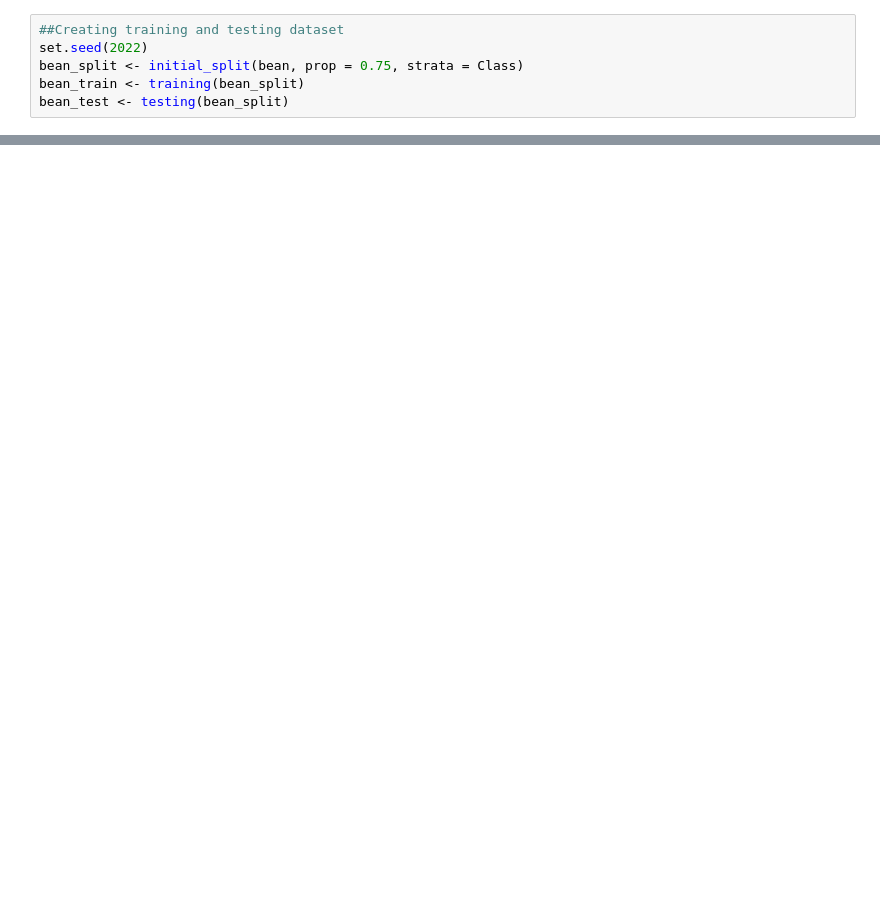
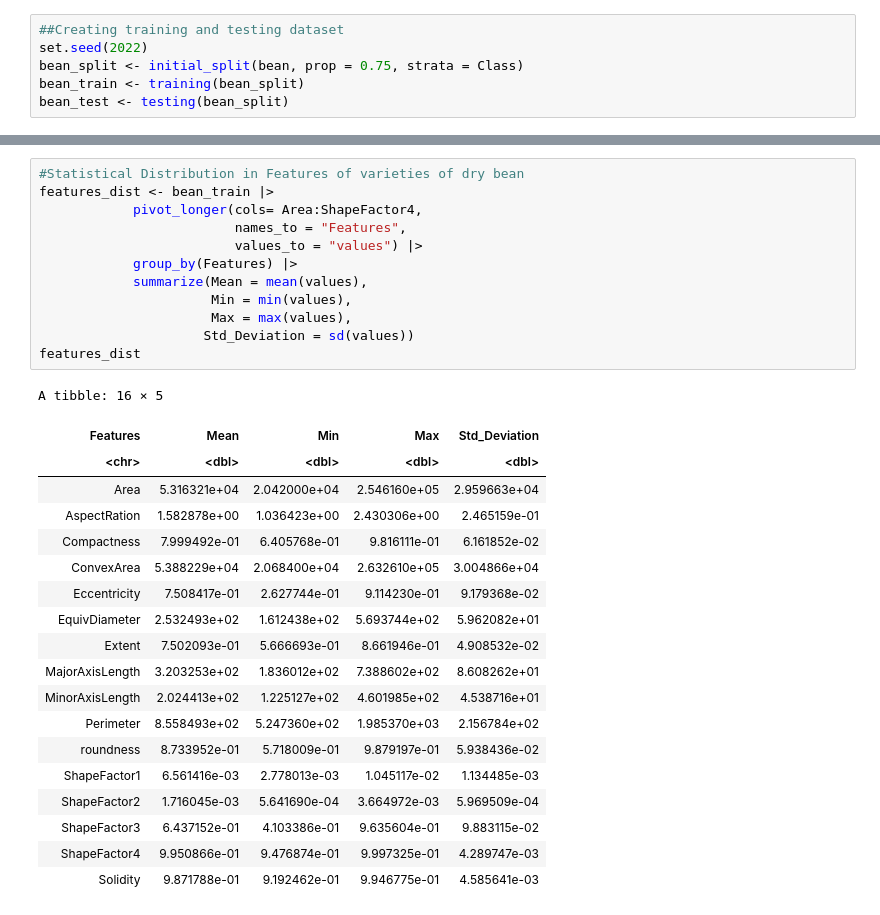
Before and after one commit to emeraldnqa/Bean-Type-Classfiifcation, a Jupyter notebook: proposal code.ipynb, the cells around one changed output, grey strips where cells are left out. Cells and saved outputs as stored; diff of their text form; blank space fills up the shorter version.

```diff
--- a/proposal code.ipynb
+++ b/proposal code.ipynb
@@ -63,0 +125,32 @@ area_ecc
+# %%
+#Statistical Distribution in Features of varieties of dry bean
+features_dist <- bean_train |>
+            pivot_longer(cols= Area:ShapeFactor4,
+                         names_to = "Features",
+                         values_to = "values") |>
+            group_by(Features) |>
+            summarize(Mean = mean(values),
+                      Min = min(values),
+                      Max = max(values),
+                     Std_Deviation = sd(values))
+features_dist
+# %% [output]
+A tibble: 16 × 5
+| Features | Mean | Min | Max | Std_Deviation |
+| <chr> | <dbl> | <dbl> | <dbl> | <dbl> |
+| Area | 5.316321e+04 | 2.042000e+04 | 2.546160e+05 | 2.959663e+04 |
+| AspectRation | 1.582878e+00 | 1.036423e+00 | 2.430306e+00 | 2.465159e-01 |
+| Compactness | 7.999492e-01 | 6.405768e-01 | 9.816111e-01 | 6.161852e-02 |
+| ConvexArea | 5.388229e+04 | 2.068400e+04 | 2.632610e+05 | 3.004866e+04 |
+| Eccentricity | 7.508417e-01 | 2.627744e-01 | 9.114230e-01 | 9.179368e-02 |
+| EquivDiameter | 2.532493e+02 | 1.612438e+02 | 5.693744e+02 | 5.962082e+01 |
+| Extent | 7.502093e-01 | 5.666693e-01 | 8.661946e-01 | 4.908532e-02 |
+| MajorAxisLength | 3.203253e+02 | 1.836012e+02 | 7.388602e+02 | 8.608262e+01 |
+| MinorAxisLength | 2.024413e+02 | 1.225127e+02 | 4.601985e+02 | 4.538716e+01 |
+| Perimeter | 8.558493e+02 | 5.247360e+02 | 1.985370e+03 | 2.156784e+02 |
+| roundness | 8.733952e-01 | 5.718009e-01 | 9.879197e-01 | 5.938436e-02 |
+| ShapeFactor1 | 6.561416e-03 | 2.778013e-03 | 1.045117e-02 | 1.134485e-03 |
+| ShapeFactor2 | 1.716045e-03 | 5.641690e-04 | 3.664972e-03 | 5.969509e-04 |
+| ShapeFactor3 | 6.437152e-01 | 4.103386e-01 | 9.635604e-01 | 9.883115e-02 |
+| ShapeFactor4 | 9.950866e-01 | 9.476874e-01 | 9.997325e-01 | 4.289747e-03 |
+| Solidity | 9.871788e-01 | 9.192462e-01 | 9.946775e-01 | 4.585641e-03 |
```
Also changed, not shown: parts of 7 cells of this notebook.
